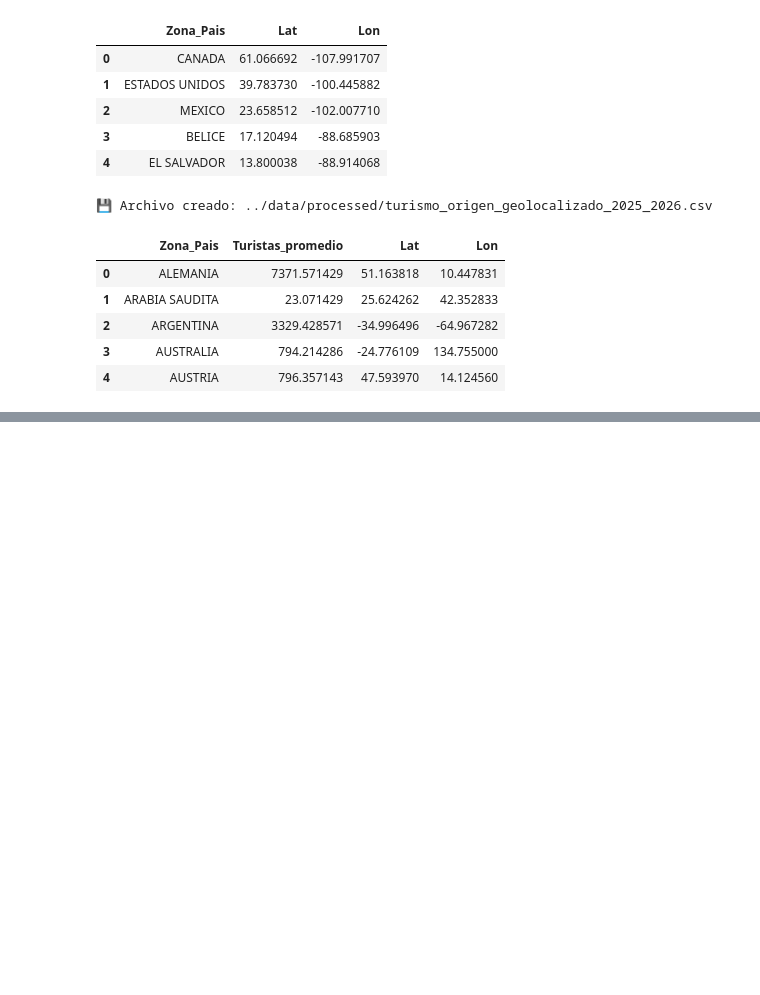
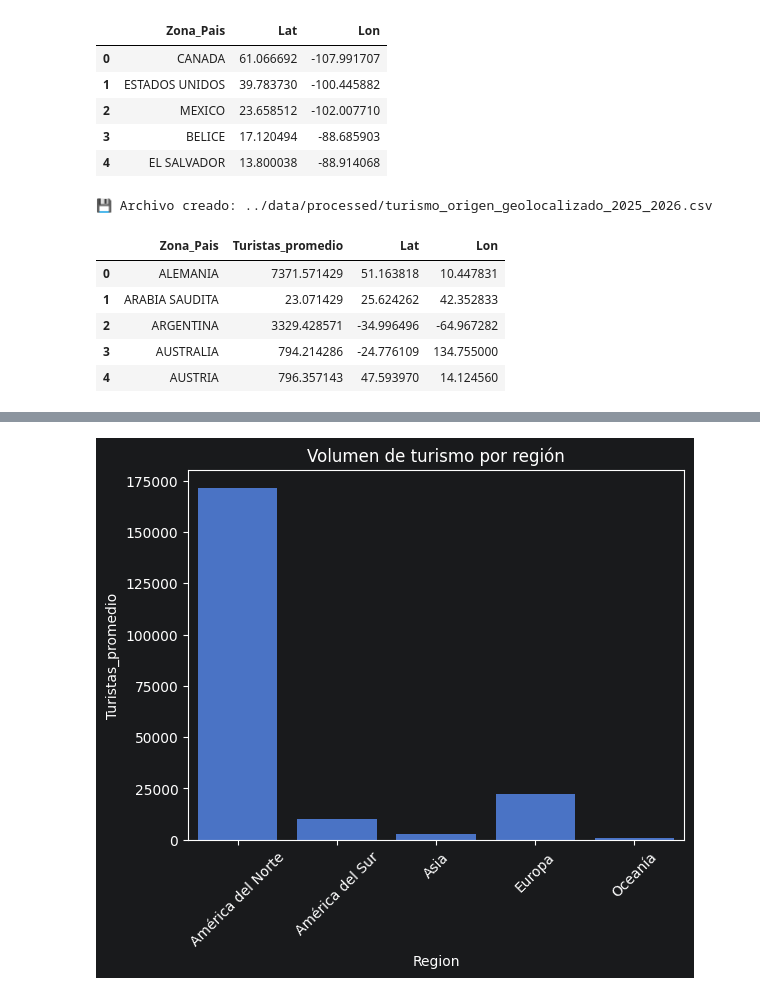
Before and after one commit to MauOrtizC/Proyecto_An-lisis_y_Predicci-n_del_Turismo_en_Costa_Rica, a Jupyter notebook: notebooks/Visualizador_Mapas.ipynb, the cells around one changed output, grey strips where cells are left out. Drawn from its saved outputs; the diff is of its cells as text; code cells hidden in the pictures; blank space fills up the shorter version.

```diff
--- a/notebooks/Visualizador_Mapas.ipynb
+++ b/notebooks/Visualizador_Mapas.ipynb
@@ -158,0 +211,17 @@ mapa_flujo
+# %%
+# ejemplo: crear columna manualmente si no existe
+regiones = {
+    'CANADA':'América del Norte', 'ESTADOS UNIDOS':'América del Norte', 'MEXICO':'América del Norte',
+    'ARGENTINA':'América del Sur', 'CHILE':'América del Sur', 'COLOMBIA':'América del Sur', 'BRASIL':'América del Sur',
+    'ESPAÑA':'Europa', 'ALEMANIA':'Europa', 'FRANCIA':'Europa', 'ITALIA':'Europa', 'REINO UNIDO':'Europa',
+    'CHINA':'Asia', 'JAPON':'Asia', 'INDIA':'Asia', 'AUSTRALIA':'Oceanía'
+}
+df_geo['Region'] = df_geo['Zona_Pais'].map(regiones)
+df_regiones = df_geo.groupby('Region')['Turistas_promedio'].sum().reset_index()
+
+sns.barplot(df_regiones, x='Region', y='Turistas_promedio')
+plt.title('Volumen de turismo por región')
+plt.xticks(rotation=45)
+plt.show()
+# %% [output]
+[figure, added]
```
Also changed, not shown: parts of 3 cells of this notebook, 2 other files.
